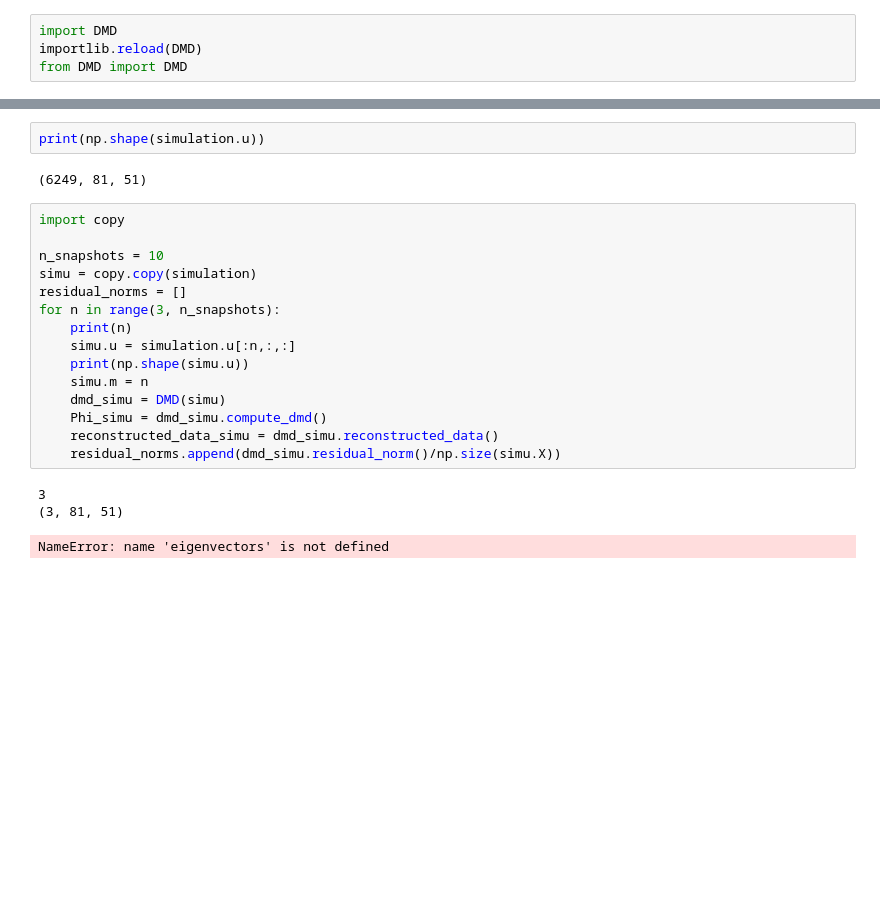
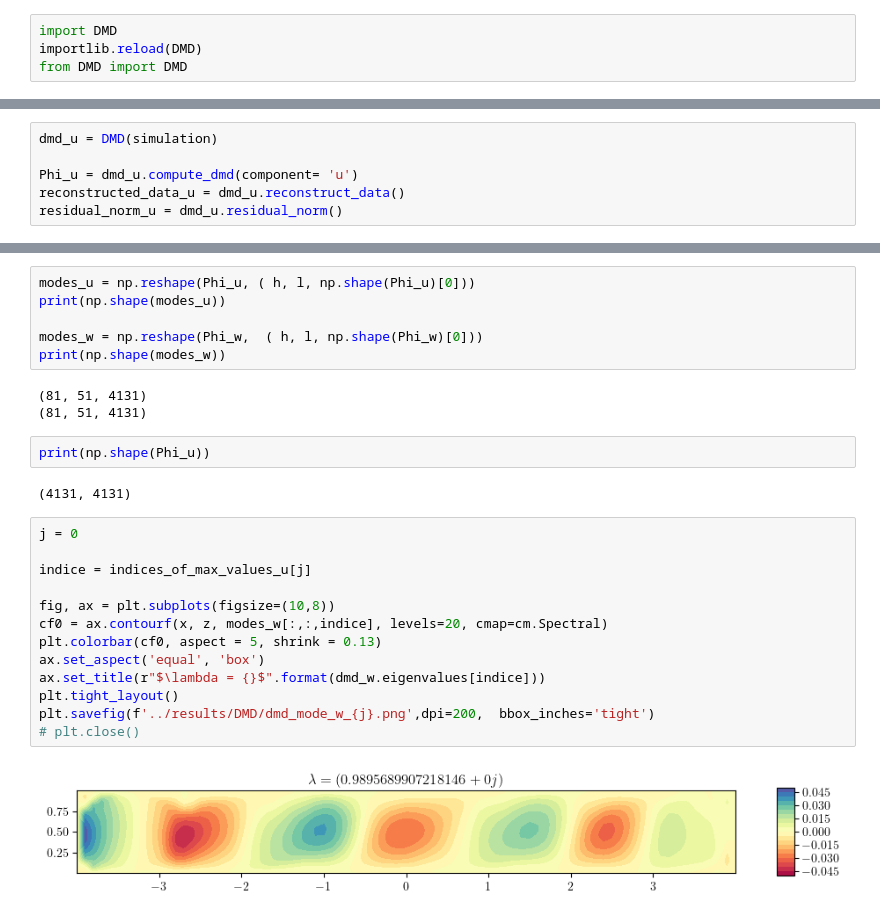
Before and after one commit to Julielmnt/Stage_M2, a Jupyter notebook: code/DMD.ipynb, the cells around one changed output, grey strips where cells are left out. Cells and saved outputs as stored; diff of their text form; blank space fills up the shorter version.

```diff
--- a/code/DMD.ipynb
+++ b/code/DMD.ipynb
@@ -286,0 +244,6 @@ residual_norm = dmd.residual_norm()
+# %%
+dmd_u = DMD(simulation)
+
+Phi_u = dmd_u.compute_dmd(component= 'u')
+reconstructed_data_u = dmd_u.reconstruct_data()
+residual_norm_u = dmd_u.residual_norm()
@@ -291,23 +398,28 @@ AttributeError: 'DMD' object has no attribute 'eigenvectors'
+# %%
+modes_u = np.reshape(Phi_u, ( h, l, np.shape(Phi_u)[0]))
+print(np.shape(modes_u))
+
+modes_w = np.reshape(Phi_w,  ( h, l, np.shape(Phi_w)[0]))
+print(np.shape(modes_w))
+# %% [output]
+(81, 51, 4131)
+(81, 51, 4131)
 # %%
-print(np.shape(simulation.u))
+print(np.shape(Phi_u))
 # %% [output]
-(6249, 81, 51)
+(4131, 4131)
-# %%
-import copy
-
-n_snapshots = 10
-simu = copy.copy(simulation)
-residual_norms = []
-for n in range(3, n_snapshots):
-    print(n)
-    simu.u = simulation.u[:n,:,:]
-    print(np.shape(simu.u))
-    simu.m = n
-    dmd_simu = DMD(simu)
-    Phi_simu = dmd_simu.compute_dmd()
-    reconstructed_data_simu = dmd_simu.reconstructed_data()
-    residual_norms.append(dmd_simu.residual_norm()/np.size(simu.X))
-# %% [output]
-3
-(3, 81, 51)
-NameError: name 'eigenvectors' is not defined
+# %%
+j = 0
+
+indice = indices_of_max_values_u[j]
+
+fig, ax = plt.subplots(figsize=(10,8))
+cf0 = ax.contourf(x, z, modes_w[:,:,indice], levels=20, cmap=cm.Spectral)
+plt.colorbar(cf0, aspect = 5, shrink = 0.13)
+ax.set_aspect('equal', 'box')
+ax.set_title(r"$\lambda = {}$".format(dmd_w.eigenvalues[indice]))
+plt.tight_layout()
+plt.savefig(f'../results/DMD/dmd_mode_w_{j}.png',dpi=200,  bbox_inches='tight')
+# plt.close()
+# %% [output]
+[figure, added]
```
Also changed, not shown: parts of 34 cells of this notebook, 4 other files.
